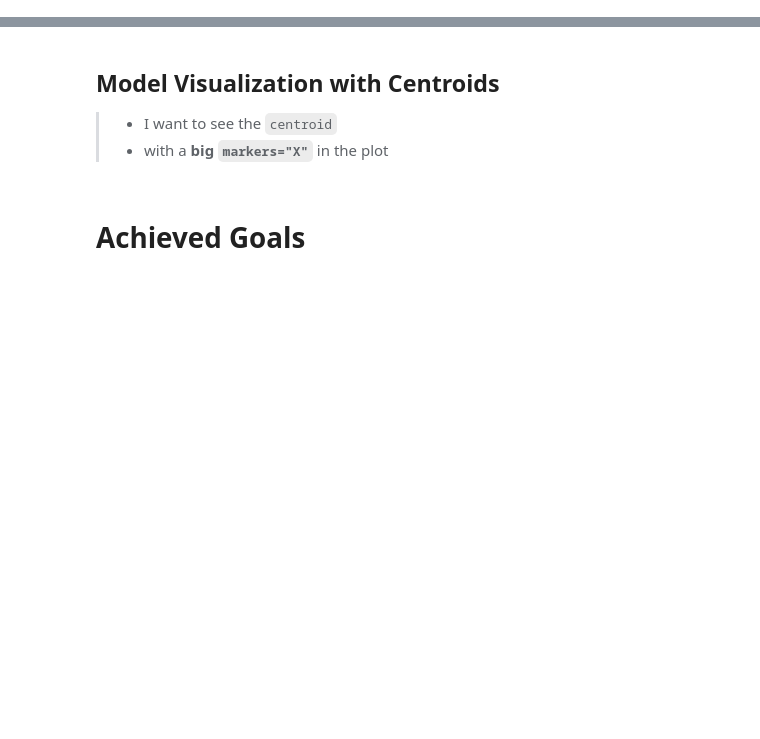
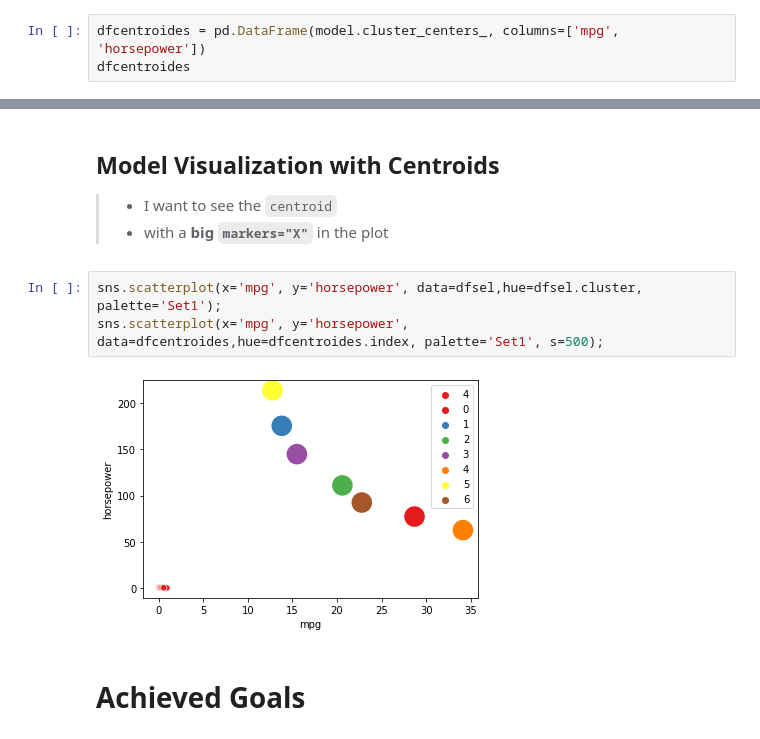
Before and after one commit to apoboldon/machine-learning-program, a Jupyter notebook: #09. Cluster Analysis con k-Means/09practice.ipynb, the cells around one changed output, grey strips where cells are left out. Saved outputs shown, nothing was run; the diff lists cells and outputs as text; blank space fills up the shorter version.

```diff
--- a/#09. Cluster Analysis con k-Means/09practice.ipynb
+++ b/#09. Cluster Analysis con k-Means/09practice.ipynb
@@ -97,0 +187,3 @@ df['cluster'] = ?
+# %%
+dfcentroides = pd.DataFrame(model.cluster_centers_, columns=['mpg', 'horsepower'])
+dfcentroides
@@ -100,6 +201,11 @@ df['cluster'] = ?
 
 > - I want to see the `centroid`
 > - with a **big `markers="X"`** in the plot
+# %%
+sns.scatterplot(x='mpg', y='horsepower', data=dfsel,hue=dfsel.cluster, palette='Set1');
+sns.scatterplot(x='mpg', y='horsepower', data=dfcentroides,hue=dfcentroides.index, palette='Set1', s=500);
+# %% [output]
+[figure, added]
 # %% [markdown]
 # Achieved Goals
 # %% [markdown]
```
Also changed, not shown: parts of 19 cells of this notebook, 2 other files.
